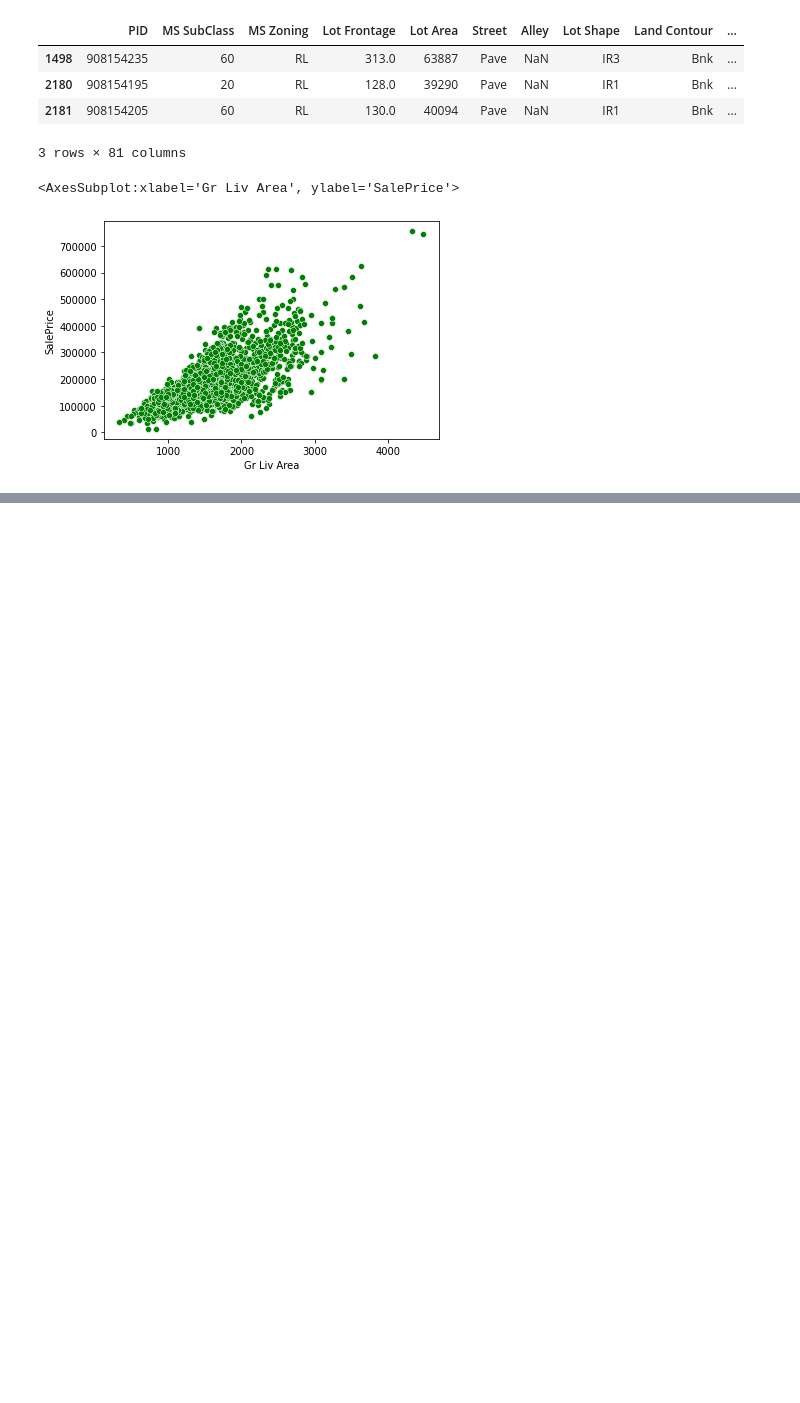
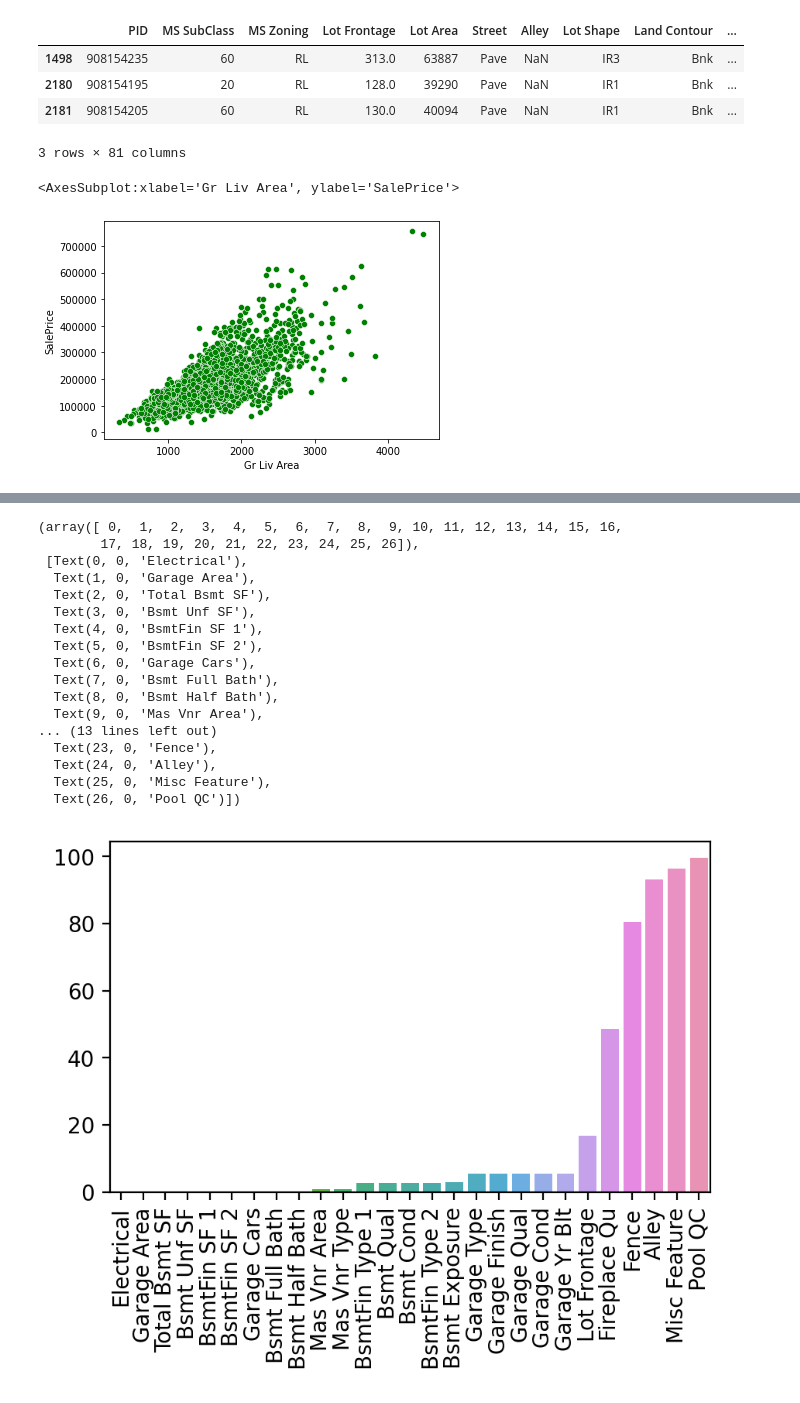
Before and after one commit to AkashBorgalli/Linear-Regression, a Jupyter notebook: outliers/Handling_Outliers.ipynb, the cells around one changed output, grey strips where cells are left out. Saved outputs shown, nothing was run; the diff lists cells and outputs as text; code cells hidden in the pictures; blank space fills up the shorter version.

Commit message:
updated outliers file

```diff
--- a/outliers/Handling_Outliers.ipynb
+++ b/outliers/Handling_Outliers.ipynb
@@ -212,3 +212,6 @@ sns.scatterplot(x = 'Gr Liv Area', y='SalePrice', data=df, color='green')
 # %% [output]
 <AxesSubplot:xlabel='Gr Liv Area', ylabel='SalePrice'>
 [figure]
+# %%
+df = pd.read_csv(r"D:\Linear Regression\Modular\Linear-Regression\data\Ames_outliers_removed.csv")
+df.head()
@@ -214,0 +246,3 @@ sns.scatterplot(x = 'Gr Liv Area', y='SalePrice', data=df, color='green')
+# %%
+df = df.drop("PID", axis=1)
+len(df.columns)
@@ -214,0 +285,9 @@ sns.scatterplot(x = 'Gr Liv Area', y='SalePrice', data=df, color='green')
+# %%
+def percent_missing(df):
+    percent_nan = (df.isnull().sum()/len(df))*100
+    percent_nan = percent_nan[percent_nan>0].sort_values() # percentage missing is more than 0%
+
+    return percent_nan
+# %%
+percent_nan = percent_missing(df)
+percent_nan
@@ -214,0 +312,23 @@ sns.scatterplot(x = 'Gr Liv Area', y='SalePrice', data=df, color='green')
+# %%
+plt.figure(figsize=(5,3), dpi=200)
+sns.barplot(x=percent_nan.index, y= percent_nan)
+plt.xticks(rotation=90)
+# %% [output]
+(array([ 0,  1,  2,  3,  4,  5,  6,  7,  8,  9, 10, 11, 12, 13, 14, 15, 16,
+        17, 18, 19, 20, 21, 22, 23, 24, 25, 26]),
+ [Text(0, 0, 'Electrical'),
+  Text(1, 0, 'Garage Area'),
+  Text(2, 0, 'Total Bsmt SF'),
+  Text(3, 0, 'Bsmt Unf SF'),
+  Text(4, 0, 'BsmtFin SF 1'),
+  Text(5, 0, 'BsmtFin SF 2'),
+  Text(6, 0, 'Garage Cars'),
+  Text(7, 0, 'Bsmt Full Bath'),
+  Text(8, 0, 'Bsmt Half Bath'),
+  Text(9, 0, 'Mas Vnr Area'),
+... (13 lines left out)
+  Text(23, 0, 'Fence'),
+  Text(24, 0, 'Alley'),
+  Text(25, 0, 'Misc Feature'),
+  Text(26, 0, 'Pool QC')])
+[figure, added]
```
Also changed, not shown: parts of 38 cells of this notebook.
